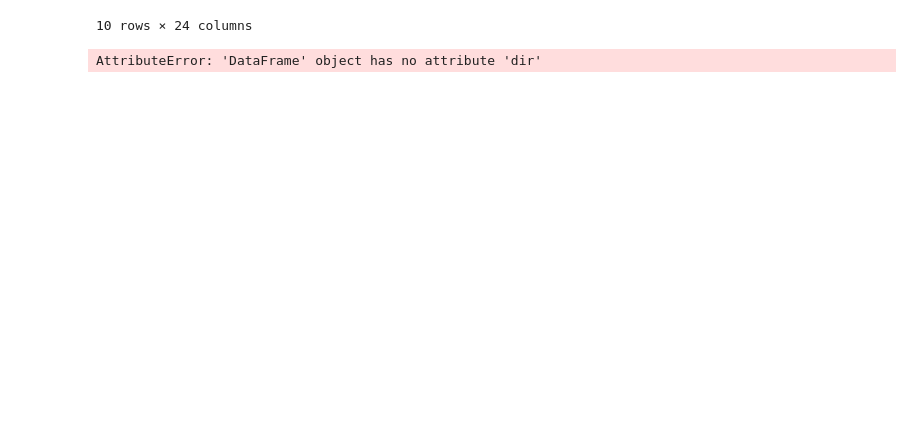
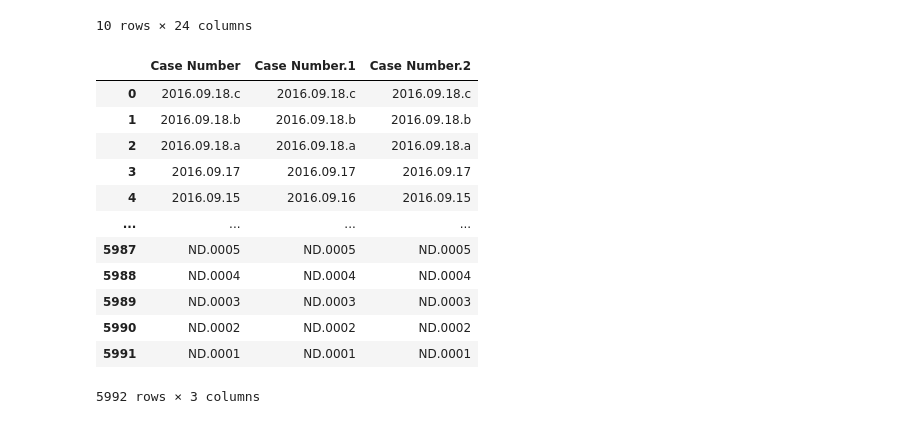
Before and after one commit to Lsacy/data-ber-08-20, a Jupyter notebook: Projects/module-1_projects/02_pandas-project/your-code/Untitled.ipynb, the cells around one changed output. Drawn from its saved outputs; the diff is of its cells as text; code cells hidden in the pictures; blank space fills up the shorter version.

```diff
--- a/Projects/module-1_projects/02_pandas-project/your-code/Untitled.ipynb
+++ b/Projects/module-1_projects/02_pandas-project/your-code/Untitled.ipynb
@@ -18,7 +33,19 @@ df.head(10)
 | 8 | 2016.09.06 | 06-Sep-16 | 2016 | Unprovoked | NEW CALEDONIA | North Province | Koumac | Kite surfing | David Jewell | M | ... |
 | 9 | 2016.09.05.b | 05-Sep-16 | 2016 | Unprovoked | USA | South Carolina | Kingston Plantation, Myrtle Beach... | Boogie boarding | Rylie Williams | F | ... |
 10 rows × 24 columns
-# %%
-df.dir()
-# %% [output]
-AttributeError: 'DataFrame' object has no attribute 'dir'
+# %%
+df[['Case Number','Case Number.1','Case Number.2']]
+# %% [output]
+|  | Case Number | Case Number.1 | Case Number.2 |
+| 0 | 2016.09.18.c | 2016.09.18.c | 2016.09.18.c |
+| 1 | 2016.09.18.b | 2016.09.18.b | 2016.09.18.b |
+| 2 | 2016.09.18.a | 2016.09.18.a | 2016.09.18.a |
+| 3 | 2016.09.17 | 2016.09.17 | 2016.09.17 |
+| 4 | 2016.09.15 | 2016.09.16 | 2016.09.15 |
+| ... | ... | ... | ... |
+| 5987 | ND.0005 | ND.0005 | ND.0005 |
+| 5988 | ND.0004 | ND.0004 | ND.0004 |
+| 5989 | ND.0003 | ND.0003 | ND.0003 |
+| 5990 | ND.0002 | ND.0002 | ND.0002 |
+| 5991 | ND.0001 | ND.0001 | ND.0001 |
+5992 rows × 3 columns
```
Also changed, not shown: parts of 5 cells of this notebook, 5 other files.
